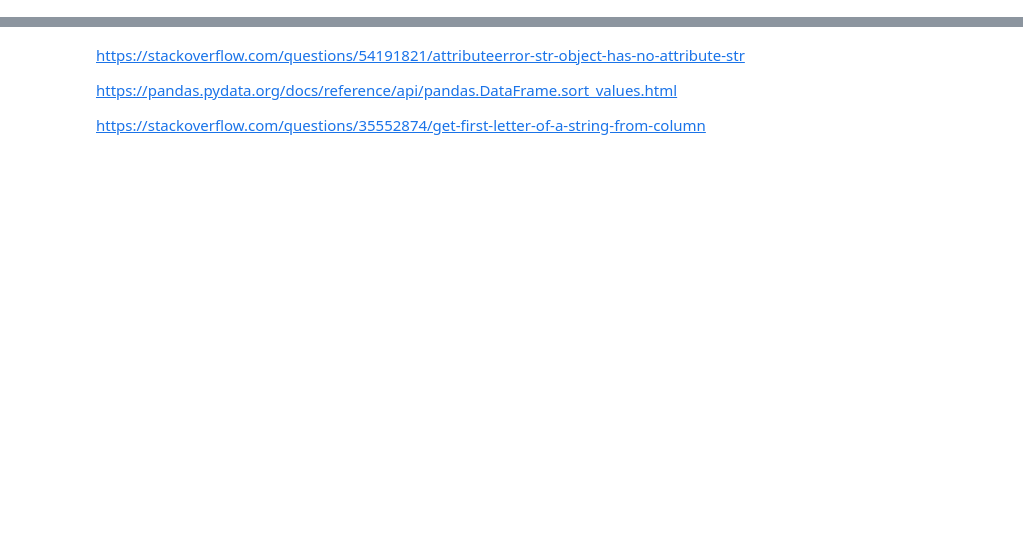
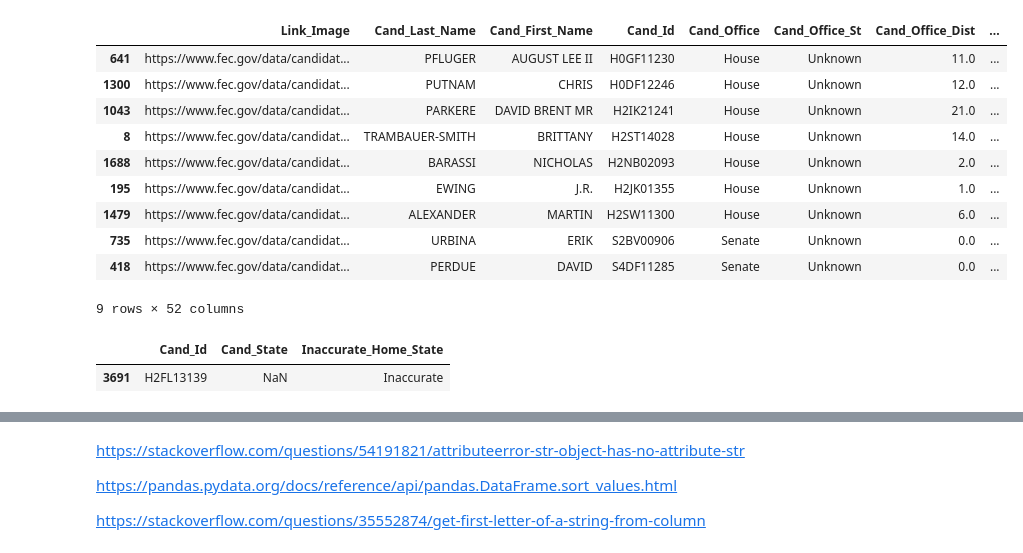
Before and after one commit to manasikarale/Data-Cleaning-Project, a Jupyter notebook: IS537 Data cleaning project candidate dataset.ipynb, the cells around one changed output, grey strips where cells are left out. Drawn from its saved outputs; the diff is of its cells as text; code cells hidden in the pictures; blank space fills up the shorter version.

```diff
--- a/IS537 Data cleaning project candidate dataset.ipynb
+++ b/IS537 Data cleaning project candidate dataset.ipynb
@@ -2550,0 +170,11 @@ cand['Individual_Contribution']#.unique()
+# %%
+# Check which candidates have inaccurate 'Cand_Id' values
+
+candidate_data['Cand_Id'] = candidate_data.apply(lambda x: x['Cand_Id']
+                                if x['Cand_Id'][0] == x['Cand_Office']
+                                                       and (x['Cand_Id'][2:4] == x['Cand_Office_St']
+                                                            or x['Cand_Id'][2:4] == '00')
+                                else (x['Cand_Office'] + x['Cand_Id'][1] + '00' + x['Cand_Id'][-5:]
+                                      if x['Cand_Id'][0] == 'P'
+                                      else x['Cand_Office'] + x['Cand_Id'][1] + x['Cand_Office_St'] + x['Cand_Id'][-5:])
+                                                 , axis=1)
@@ -2550,0 +201,4 @@ cand['Individual_Contribution']#.unique()
+# %%
+# drop the column no longer required
+
+candidate_data = candidate_data.drop('Inaccurate_Id', axis=1)
@@ -2550,0 +218,7 @@ cand['Individual_Contribution']#.unique()
+# %%
+#replace H to House, P to president, S to Senate
+
+candidate_data['Cand_Office']=candidate_data['Cand_Office'].replace('P','President')
+candidate_data['Cand_Office']=candidate_data['Cand_Office'].replace('H','House')
+candidate_data['Cand_Office']=candidate_data['Cand_Office'].replace('S','Senate')
+candidate_data.head()
@@ -2550,0 +238,14 @@ cand['Individual_Contribution']#.unique()
+# %%
+# create whitelist of candidate office state and identify wrong values
+
+whitelist_candidate_office_st = ['AL','NE','AK','AS','NV','AZ','NH','AR','NJ','CA','NM','CO','NY','CT','NC','DE','ND',
+                                 'DC','OH','FL','OK','GA','GU','OR','HI','PA','ID','PR','IL','RI','IN','SC','IA','SD',
+                                 'KS','TN','KY','TX','LA','UT','ME','VT','MD','VA','MA','VI','MI','WA','MN','WV','MP',
+                                 'MS','WI','MO','WY','MT','US']
+
+candidate_data['Inaccurate_Office_State'] = candidate_data.apply(lambda x: x['Cand_Office_St']
+                                           if x['Cand_Office_St'] in whitelist_candidate_office_st
+                                           else 'Inaccurate', axis=1)
+candidate_data[candidate_data['Inaccurate_Office_State'] == 'Inaccurate'][['Cand_Id',
+                                                                           'Cand_Office_St',
+                                                                           'Inaccurate_Office_State']]
@@ -2550,0 +263,19 @@ cand['Individual_Contribution']#.unique()
+# %%
+# replace wrong values with - 'Unknown' to increase accuracy of the data
+
+candidate_data['Cand_Office_St'] = candidate_data.apply(lambda x: x['Cand_Office_St']
+                                           if x['Cand_Office_St'] in whitelist_candidate_office_st
+                                           else 'Unknown', axis=1)
+candidate_data[candidate_data['Cand_Office_St']=='Unknown']
+# %% [output]
+|  | Link_Image | Cand_Last_Name | Cand_First_Name | Cand_Id | Cand_Office | Cand_Office_St | Cand_Office_Dist | ... |
+| 641 | https://www.fec.gov/data/candidat... | PFLUGER | AUGUST LEE II | H0GF11230 | House | Unknown | 11.0 | ... |
+| 1300 | https://www.fec.gov/data/candidat... | PUTNAM | CHRIS | H0DF12246 | House | Unknown | 12.0 | ... |
+| 1043 | https://www.fec.gov/data/candidat... | PARKERE | DAVID BRENT MR | H2IK21241 | House | Unknown | 21.0 | ... |
+| 8 | https://www.fec.gov/data/candidat... | TRAMBAUER-SMITH | BRITTANY | H2ST14028 | House | Unknown | 14.0 | ... |
+| 1688 | https://www.fec.gov/data/candidat... | BARASSI | NICHOLAS | H2NB02093 | House | Unknown | 2.0 | ... |
+| 195 | https://www.fec.gov/data/candidat... | EWING | J.R. | H2JK01355 | House | Unknown | 1.0 | ... |
+| 1479 | https://www.fec.gov/data/candidat... | ALEXANDER | MARTIN | H2SW11300 | House | Unknown | 6.0 | ... |
+| 735 | https://www.fec.gov/data/candidat... | URBINA | ERIK | S2BV00906 | Senate | Unknown | 0.0 | ... |
+| 418 | https://www.fec.gov/data/candidat... | PERDUE | DAVID | S4DF11285 | Senate | Unknown | 0.0 | ... |
+9 rows × 52 columns
@@ -2550,0 +286,16 @@ cand['Individual_Contribution']#.unique()
+# %%
+# create whitelist of candidate home state and identify wrong values
+
+whitelist_candidate_home_st = ['AL','NE','AK','AS','NV','AZ','NH','AR','NJ','CA','NM','CO','NY','CT','NC','DE','ND','DC',
+                               'OH','FL','OK','GA','GU','OR','HI','PA','ID','PR','IL','RI','IN','SC','IA','SD','KS','TN',
+                               'KY','TX','LA','UT','ME','VT','MD','VA','MA','VI','MI','WA','MN','WV','MP','MS','WI','MO',
+                               'WY','MT','US']
+candidate_data['Inaccurate_Home_State'] = candidate_data.apply(lambda x: x['Cand_State']
+                                           if x['Cand_State'] in whitelist_candidate_home_st
+                                           else 'Inaccurate', axis=1)
+candidate_data[candidate_data['Inaccurate_Home_State'] == 'Inaccurate'][['Cand_Id',
+                                                                           'Cand_State',
+                                                                           'Inaccurate_Home_State']]
+# %% [output]
+|  | Cand_Id | Cand_State | Inaccurate_Home_State |
+| 3691 | H2FL13139 | NaN | Inaccurate |
```
Also changed, not shown: parts of 84 cells of this notebook.
